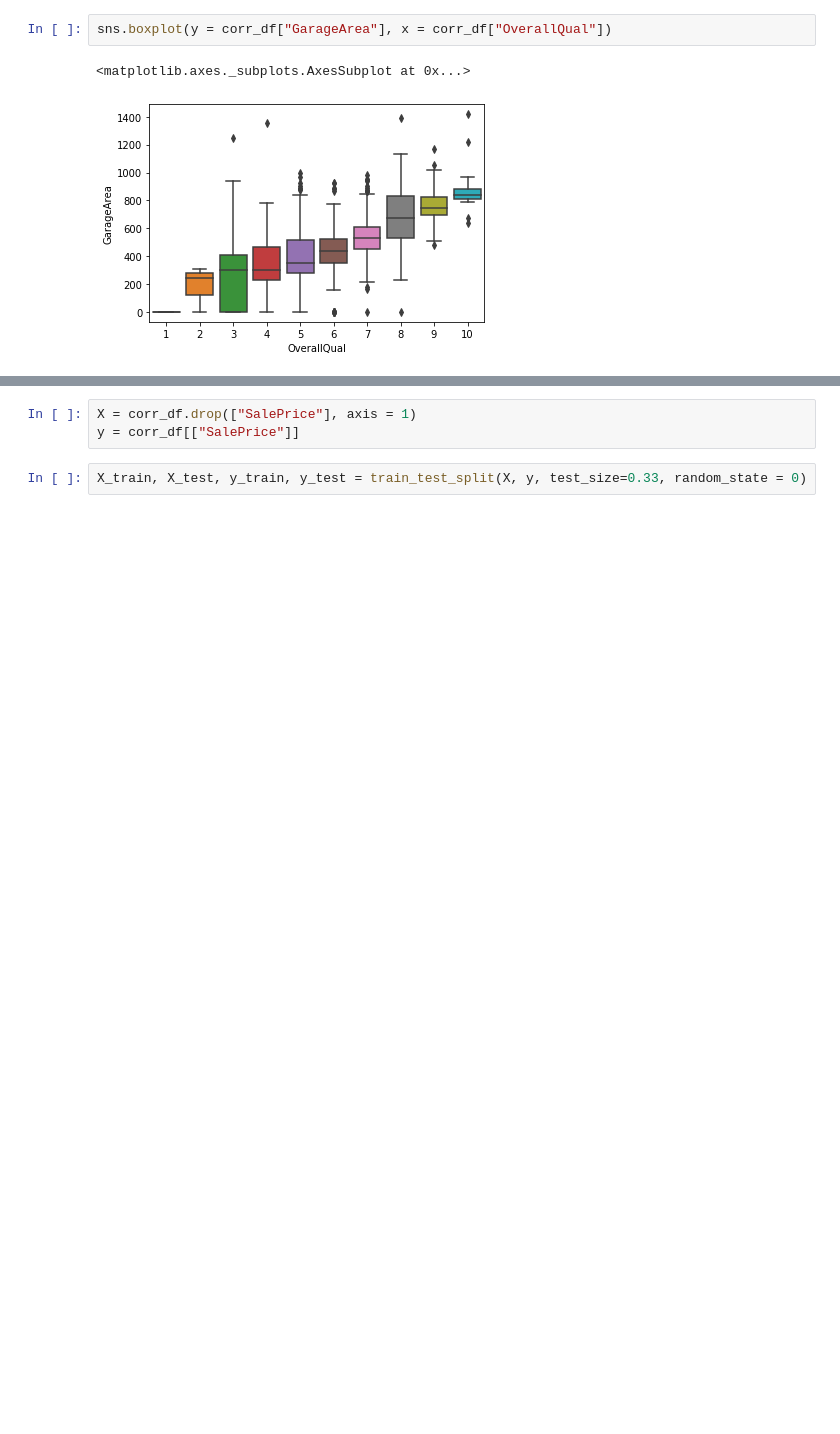
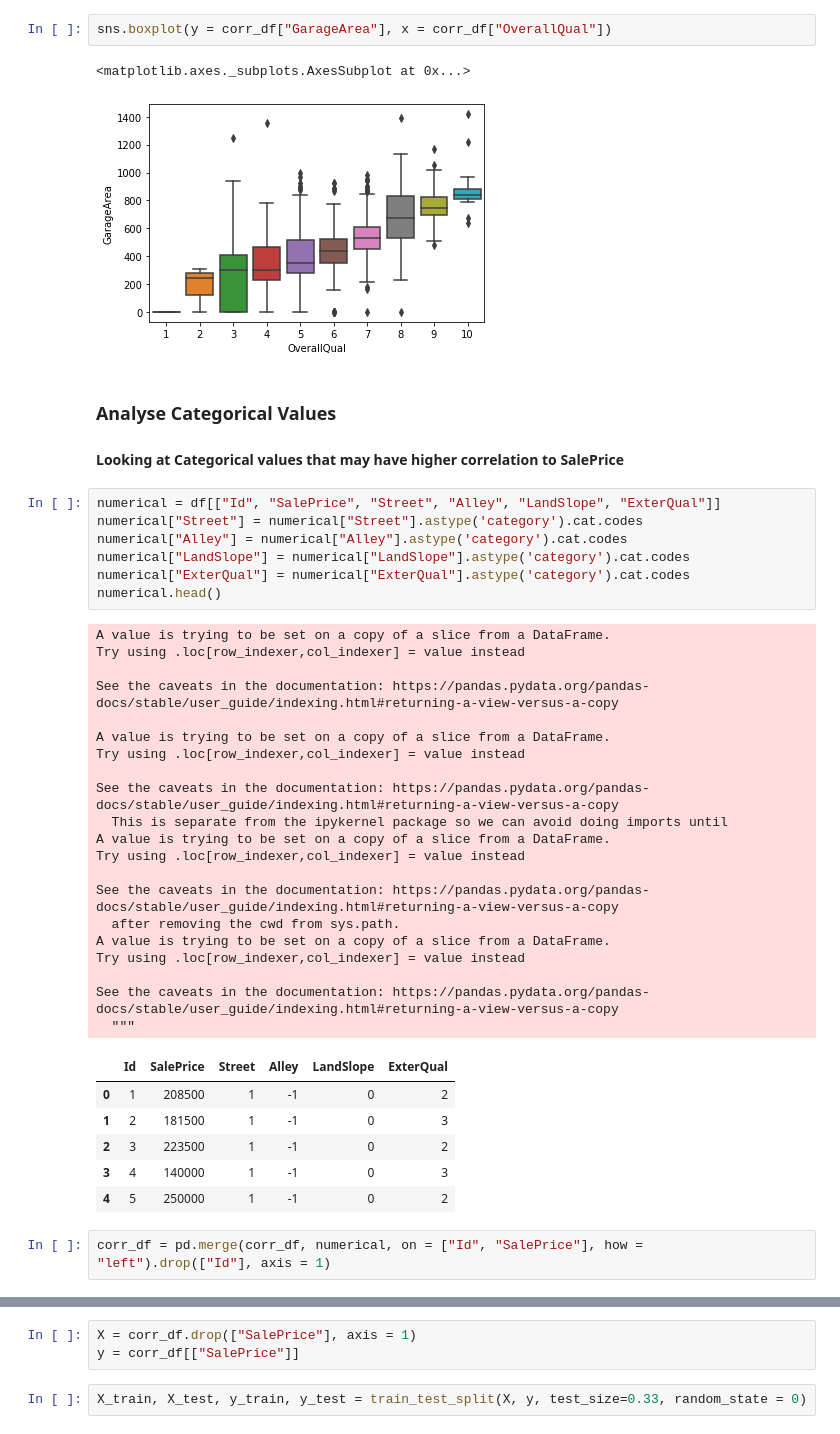
Before and after one commit to oliverkpan/IowaHousePricing, a Jupyter notebook: high_correlation.ipynb, the cells around one changed output, grey strips where cells are left out. Cells and saved outputs as stored; diff of their text form; blank space fills up the shorter version.

```diff
--- a/high_correlation.ipynb
+++ b/high_correlation.ipynb
@@ -64,3 +75,42 @@ sns.boxplot(y = corr_df["GarageArea"], x = corr_df["OverallQual"])
 # %% [output]
 <matplotlib.axes._subplots.AxesSubplot at 0x...>
 [figure]
+# %% [markdown]
+### Analyse Categorical Values
+#### Looking at Categorical values that may have higher correlation to SalePrice
+# %%
+numerical = df[["Id", "SalePrice", "Street", "Alley", "LandSlope", "ExterQual"]]
+numerical["Street"] = numerical["Street"].astype('category').cat.codes
+numerical["Alley"] = numerical["Alley"].astype('category').cat.codes
+numerical["LandSlope"] = numerical["LandSlope"].astype('category').cat.codes
+numerical["ExterQual"] = numerical["ExterQual"].astype('category').cat.codes
+numerical.head()
+# %% [output]
+A value is trying to be set on a copy of a slice from a DataFrame.
+Try using .loc[row_indexer,col_indexer] = value instead
+
+See the caveats in the documentation: https://pandas.pydata.org/pandas-docs/stable/user_guide/indexing.html#returning-a-view-versus-a-copy
+
+A value is trying to be set on a copy of a slice from a DataFrame.
+Try using .loc[row_indexer,col_indexer] = value instead
+
+See the caveats in the documentation: https://pandas.pydata.org/pandas-docs/stable/user_guide/indexing.html#returning-a-view-versus-a-copy
+  This is separate from the ipykernel package so we can avoid doing imports until
+A value is trying to be set on a copy of a slice from a DataFrame.
+Try using .loc[row_indexer,col_indexer] = value instead
+
+See the caveats in the documentation: https://pandas.pydata.org/pandas-docs/stable/user_guide/indexing.html#returning-a-view-versus-a-copy
+  after removing the cwd from sys.path.
+A value is trying to be set on a copy of a slice from a DataFrame.
+Try using .loc[row_indexer,col_indexer] = value instead
+
+See the caveats in the documentation: https://pandas.pydata.org/pandas-docs/stable/user_guide/indexing.html#returning-a-view-versus-a-copy
+  """
+|  | Id | SalePrice | Street | Alley | LandSlope | ExterQual |
+| 0 | 1 | 208500 | 1 | -1 | 0 | 2 |
+| 1 | 2 | 181500 | 1 | -1 | 0 | 3 |
+| 2 | 3 | 223500 | 1 | -1 | 0 | 2 |
+| 3 | 4 | 140000 | 1 | -1 | 0 | 3 |
+| 4 | 5 | 250000 | 1 | -1 | 0 | 2 |
+# %%
+corr_df = pd.merge(corr_df, numerical, on = ["Id", "SalePrice"], how = "left").drop(["Id"], axis = 1)
```
Also changed, not shown: parts of 18 cells of this notebook.
